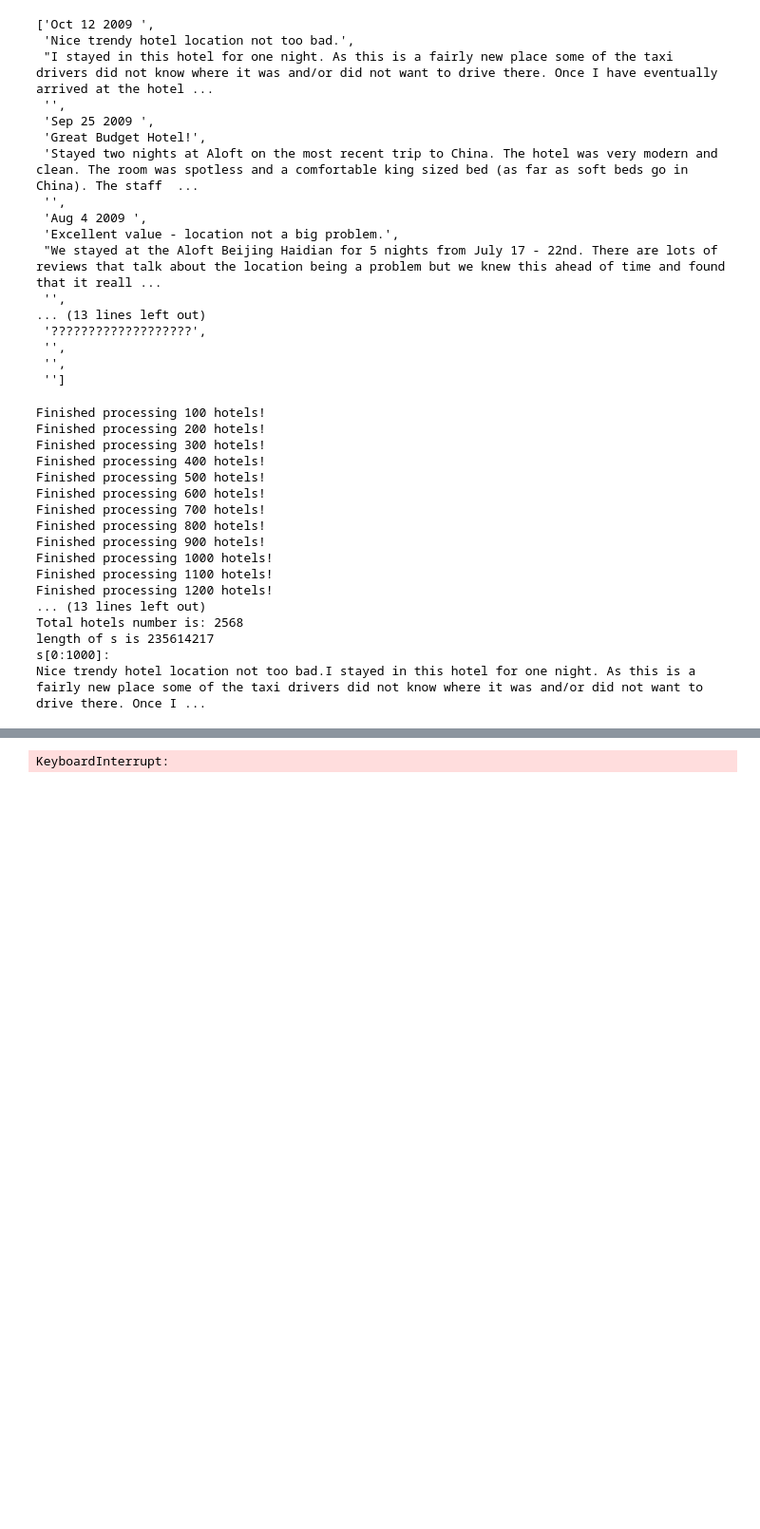
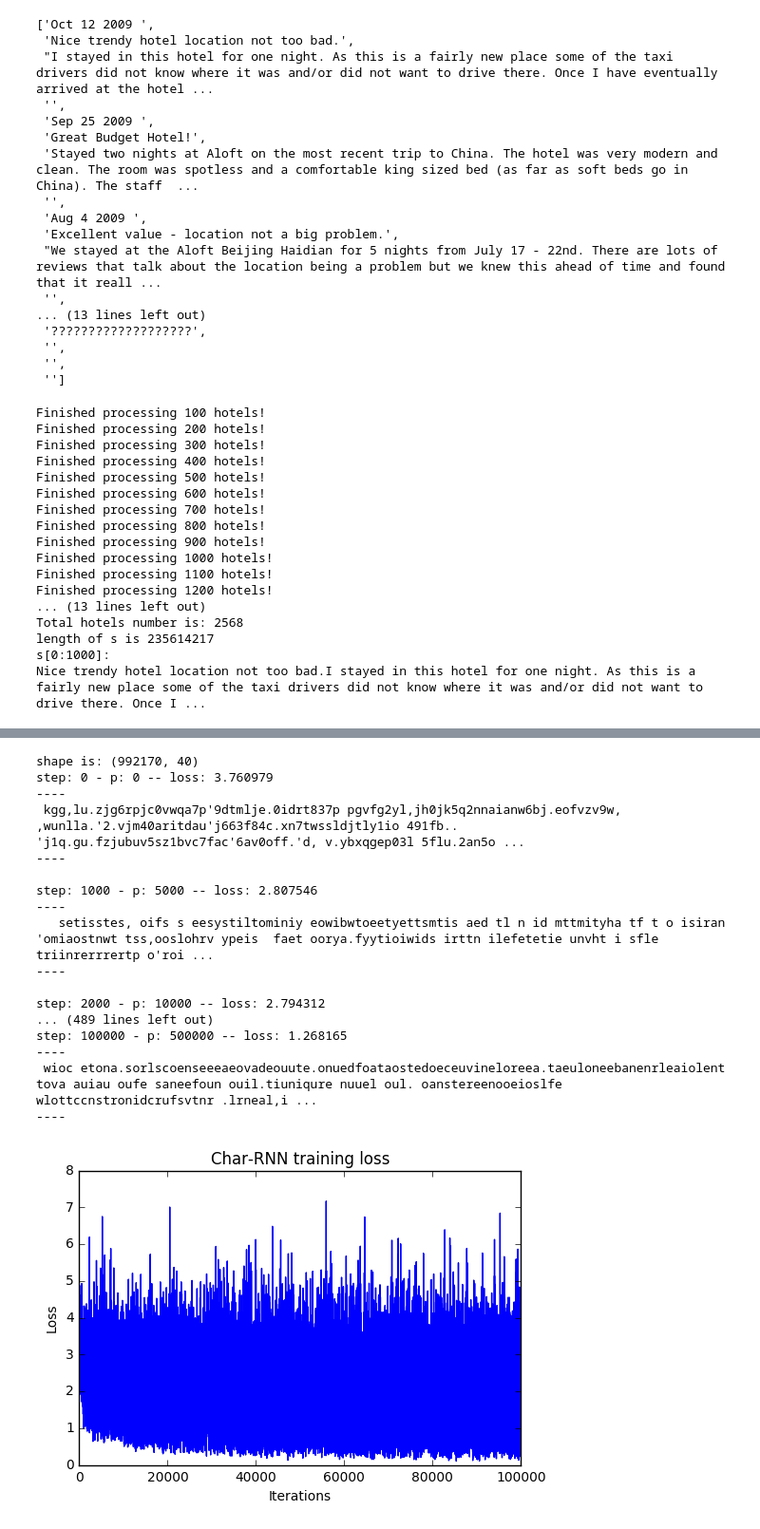
Before and after one commit to ZiningZhu/RNN, a Jupyter notebook: simple_RNN.ipynb, the cells around one changed output, grey strips where cells are left out. Shown at 95% size. Cells and saved outputs as stored; diff of their text form; code cells hidden in the pictures; blank space fills up the shorter version.

```diff
--- a/simple_RNN.ipynb
+++ b/simple_RNN.ipynb
@@ -322,8 +335,26 @@ step: 1000000 - p: 80580 -- loss: 1.756011
 # %%
+# Updated prev_state in step, which is the expected action
 if __name__ == "__main__":
     VOCAB_SIZE = 40
-    text = vocab2vec(VOCAB_SIZE, vocab_length = 10**8) # This appears to crash the CPU
-    tfrnn = TFBasicRNN(vocab_size=VOCAB_SIZE, hidden_size=100, seq_length=10)
+    text = vocab2vec(VOCAB_SIZE, vocab_length = 10**6)
+    tfrnn = TFBasicRNN(vocab_size=VOCAB_SIZE, hidden_size=100, seq_length=5)
     tfrnn.train(text)
 # %% [output]
-KeyboardInterrupt:
+shape is: (992170, 40)
+step: 0 - p: 0 -- loss: 3.760979
+----
+ kgg,lu.zjg6rpjc0vwqa7p'9dtmlje.0idrt837p pgvfg2yl,jh0jk5q2nnaianw6bj.eofvzv9w, ,wunlla.'2.vjm40aritdau'j663f84c.xn7twssldjtly1io 491fb.. 'j1q.gu.fzjubuv5sz1bvc7fac'6av0off.'d, v.ybxqgep03l 5flu.2an5o ...
+----
+
+step: 1000 - p: 5000 -- loss: 2.807546
+----
+   setisstes, oifs s eesystiltominiy eowibwtoeetyettsmtis aed tl n id mttmityha tf t o isiran 'omiaostnwt tss,ooslohrv ypeis  faet oorya.fyytioiwids irttn ilefetetie unvht i sfle  triinrerrrertp o'roi ...
+----
+
+step: 2000 - p: 10000 -- loss: 2.794312
+... (489 lines left out)
+step: 100000 - p: 500000 -- loss: 1.268165
+----
+ wioc etona.sorlscoenseeeaeovadeouute.onuedfoataostedoeceuvineloreea.taeuloneebanenrleaiolent tova auiau oufe saneefoun ouil.tiuniqure nuuel oul. oanstereenooeioslfe wlottccnstronidcrufsvtnr .lrneal,i ...
+----
+[figure, added]
```
Also changed, not shown: parts of 6 cells of this notebook.
